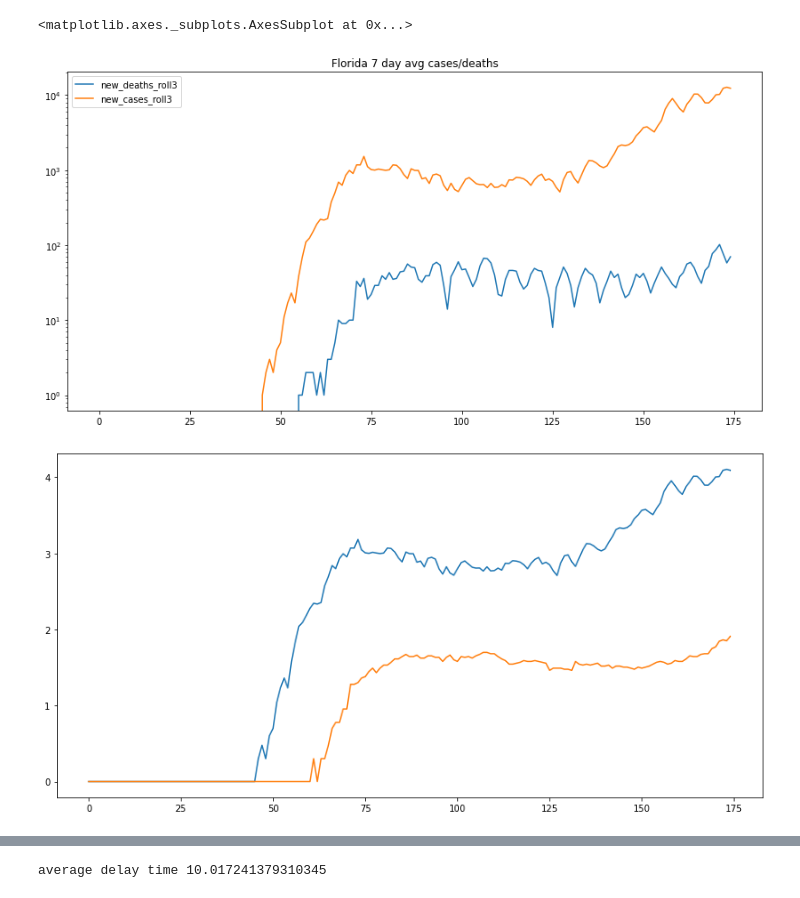
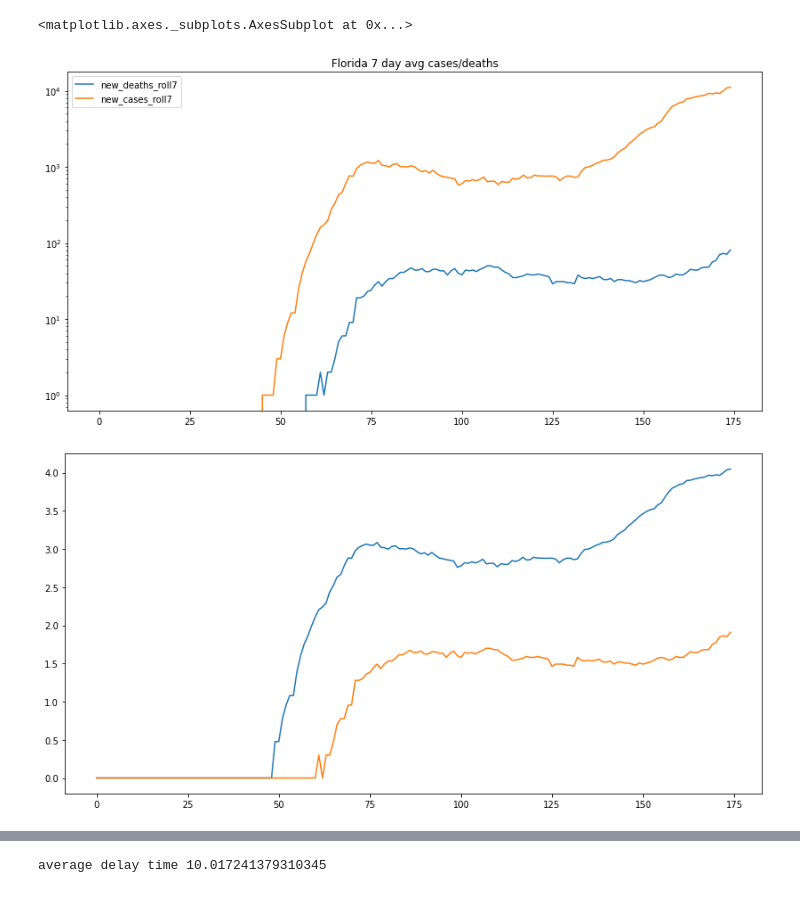
Before and after one commit to mrichard91/ihme_model_notebook, a Jupyter notebook: JH time series analysis.ipynb, the cells around one changed output, grey strips where cells are left out. Drawn from its saved outputs; the diff is of its cells as text; code cells hidden in the pictures.

Commit message:
fix rolls in jh

```diff
--- a/JH time series analysis.ipynb
+++ b/JH time series analysis.ipynb
@@ -62,32 +62,32 @@ state = 'Florida'
 plt.rcParams['figure.figsize'] = (14,7)
 df.query(f'state == "{state}"').\
     reset_index().\
-    loc[:, ['new_deaths_roll3', 'new_cases_roll3']].\
+    loc[:, ['new_deaths_roll7', 'new_cases_roll7']].\
     plot(logy=True, title=f'{state} 7 day avg cases/deaths')
 # %% [output]
 <matplotlib.axes._subplots.AxesSubplot at 0x...>
-[figure, old version]
+[figure, new version]
 # %%
 log_deaths = np.log10(df.query(f'state == "{state}"').reset_index().new_deaths_roll7)
 log_deaths[np.isneginf(log_deaths)] = 0
 log_deaths = log_deaths.tolist()
-log_cases = np.log10(df.query(f'state == "{state}"').reset_index().new_cases_roll3)
+log_cases = np.log10(df.query(f'state == "{state}"').reset_index().new_cases_roll7)
 log_cases[np.isneginf(log_cases)] = 0
 log_cases = log_cases.tolist()
 
 #scaler = preprocessing.minmax_scale
 #scaler = preprocessing.MinMaxScaler().fit(log_deaths[:120])
 scaler = preprocessing.minmax_scale
 #scaler = preprocessing.robust_scale
 scaled_deaths = scaler(log_deaths)
 scaled_cases = scaler(log_cases)
 
 # if we offset the deaths how close do we get?
 plt.plot(log_cases)
 plt.plot(log_deaths)
 plt.show()
 # %% [output]
-[figure, old version]
+[figure, new version]
 # %%
 def offset_sqr_error(offset, cases, deaths, max_offset=100):
     sqr_error = ((cases[:max_offset] - deaths[offset:max_offset+offset]) ** 2).mean()
```
Also changed, not shown: parts of 2 cells of this notebook.
